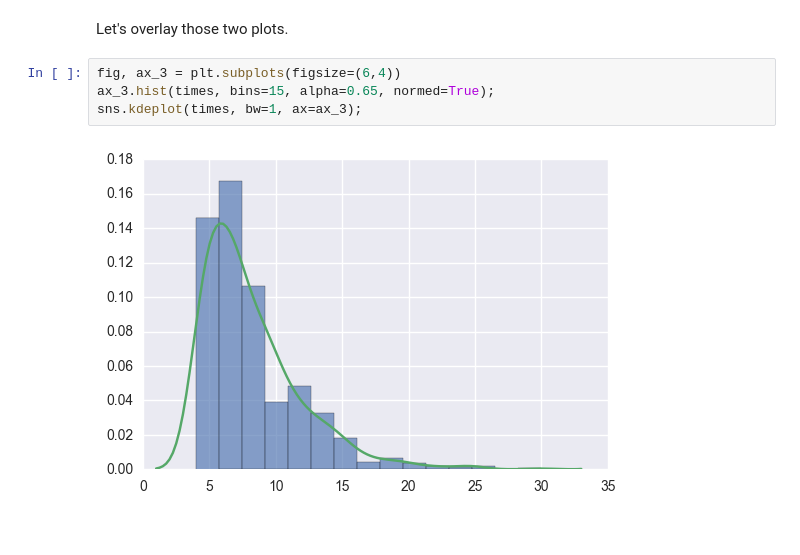
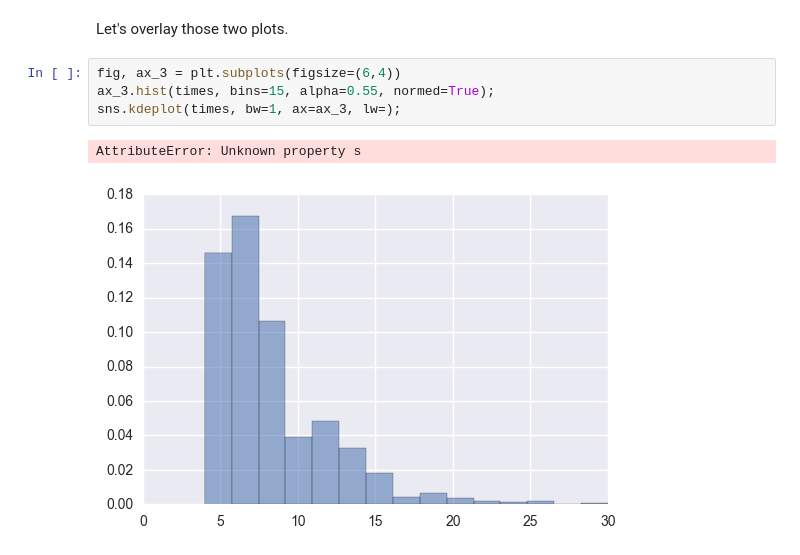
Before and after one commit to kfpotts1/graph_tour_sim, a Jupyter notebook: Touring_times_of_graphs_part_1.ipynb, the cells around one changed output. Cells and saved outputs as stored; diff of their text form.

Commit message:
plot features

```diff
--- a/Touring_times_of_graphs_part_1.ipynb
+++ b/Touring_times_of_graphs_part_1.ipynb
@@ -79,7 +79,8 @@ sns.kdeplot(times, bw=1);
 Let's overlay those two plots.
 # %%
 fig, ax_3 = plt.subplots(figsize=(6,4))
-ax_3.hist(times, bins=15, alpha=0.65, normed=True);
-sns.kdeplot(times, bw=1, ax=ax_3);
+ax_3.hist(times, bins=15, alpha=0.55, normed=True);
+sns.kdeplot(times, bw=1, ax=ax_3, lw=);
 # %% [output]
+AttributeError: Unknown property s
-[figure, old version]
+[figure, new version]
```
